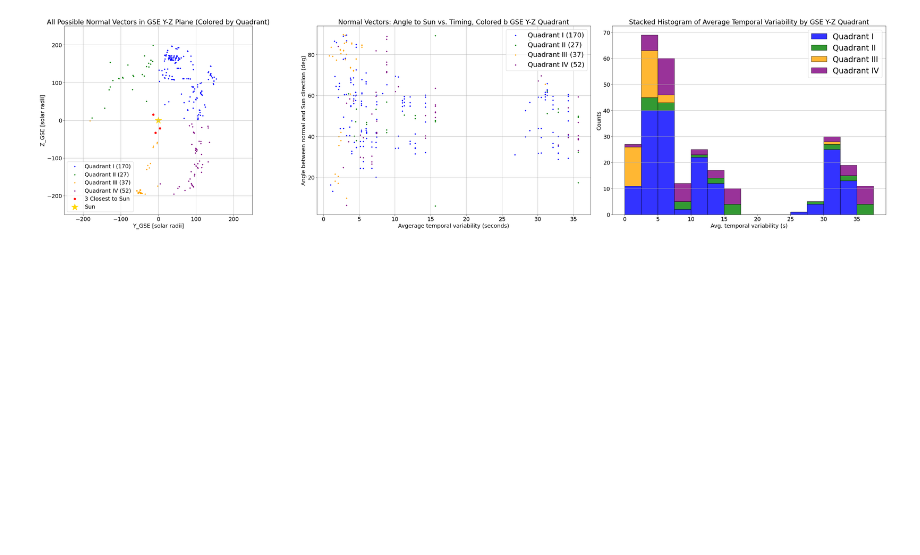
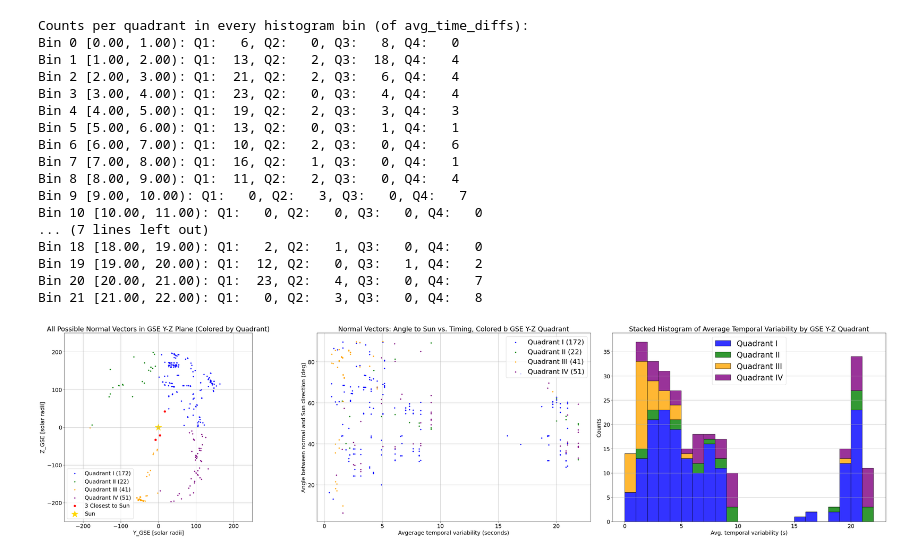
Before and after one commit to jujkirk/A-Time-of-Arrival-Technique-to-Estimate-the-Source-of-a-Solar-Radio-Burst, a Jupyter notebook: A Time-of-Arrival Technique to Estimate the Source of a Solar Radio Burst.ipynb, the cells around one changed output. Saved outputs shown, nothing was run; the diff lists cells and outputs as text; code cells hidden in the pictures; blank space fills up the shorter version.

```diff
--- a/A Time-of-Arrival Technique to Estimate the Source of a Solar Radio Burst.ipynb
+++ b/A Time-of-Arrival Technique to Estimate the Source of a Solar Radio Burst.ipynb
@@ -51,19 +51,19 @@ def parse_time(timestr):
 
 # ---- Station data ---- (Insert your own station data here with name, latitude, longitude, and elevation in meters)
 stations = [
-    ("MEXICO-LANCE", 19.47999954, -101.4100037, 2524, "16:55:21.52625"),
-    ("GLASGOW", 55.90000153, -4.300000191, 53, "16:55:23.61500"),
-    ("GREENLAND", 66.97000122, -50.95000076, 34, "16:55:25.71875"),
-    ("NORWAY-EGERSUND", 58.41999, 5.9699, 8, "16:55:26.81500"),
-    ("ALASKA_COHOE", 60.36999893, -151.3200073, 22, "16:55:28.01000"),
-    ("ALASKA-HAARP", 62.40000153, -145.1699982, 582, "16:55:28.43125"),
-    ("SWISS_LANDSCHLACHT", 47.63000107, 9.239999771, 406, "16:55:29.25750"),
-    ("SWISS-HEITERSWIL", 47.29999924, 9.130000114, 904, "16:55:29.93500"),
-    ("GERMANY-ESSEN", 51.39379883, 6.979000092, 121, "16:55:31.66625"),
-    ("BIR", 53.09, -7.92, 42, "16:55:32.58000"),
-    ("USA-BOSTON", 42.61, -71.48, 88, "16:55:34.78750"),
-    ("Peach Mountain", 42.40393165, -83.9243604, 315, "16:55:45"),
-    ("Marquette Senior HS", 46.55647077, -87.41439282, 222, "16:56:15"),
+    ("MEXICO-LANCE", 19.47999954, -101.4100037, 2524, "16:55:27.18750"),
+    ("GLASGOW", 55.90000153, -4.300000191, 53, "16:55:28.54625"),
+    ("GREENLAND", 66.97000122, -50.95000076, 34, "16:55:28.74875"),
+    ("NORWAY-EGERSUND", 58.41999, 5.9699, 8, "16:55:29.50250"),
+    ("ALASKA_COHOE", 60.36999893, -151.3200073, 22, "16:55:29.98750"),
+    ("ALASKA-HAARP", 62.40000153, -145.1699982, 582, "16:55:30.46750"),
+    ("SWISS_LANDSCHLACHT", 47.63000107, 9.239999771, 406, "16:55:30.97250"),
+    ("SWISS-HEITERSWIL", 47.29999924, 9.130000114, 904, "16:55:31.12650"),
+    ("GERMANY-ESSEN", 51.39379883, 6.979000092, 121, "16:55:31.91000"),
+    ("BIR", 53.09, -7.92, 42, "16:55:34.60250"),
+    ("USA-BOSTON@DLR", 53.36, 13.07, 64, "16:55:36.33125"),
+    ("Peach Mountain", 42.40393165, -83.9243604, 315, "16:55:41"),
+    ("Marquette Senior HS", 46.55647077, -87.41439282, 222, "16:56:00"),
 ]
 
 # Convert station coordinates
@@ -164,32 +164,68 @@ axs[0].grid(True)
 
 # --- Plot 2: Angle to Sun vs. avg time diff ---
 colors2 = ['black', 'blue', 'green', 'orange', 'purple']
 labels2 = ['', 'Quadrant I', 'Quadrant II', 'Quadrant III', 'Quadrant IV']
 for q in range(1, 5):
     idx = (quadrants == q)
     axs[1].scatter(avg_time_diffs[idx], angles_deg[idx], color=colors2[q], s=10, label=f"{labels2[q]} ({np.sum(idx)})")
 axs[1].set_xlabel("Avgerage temporal variability (seconds)")
 axs[1].set_ylabel("Angle between normal and Sun direction (deg)")
 axs[1].set_title("Normal Vectors: Angle to Sun vs. Timing, Colored b GSE Y-Z Quadrant")
 axs[1].legend(fontsize=22, loc='upper right')
 axs[1].grid(True)
 
 # --- Plot 3: Stacked histogram of avg time diff by quadrant ---
 colors3 = ['blue', 'green', 'orange', 'purple']
 labels3 = ['Quadrant I', 'Quadrant II', 'Quadrant III', 'Quadrant IV']
-bin_width = 2.5
+bin_width = 1
 bin_edges = np.arange(0, np.ceil(np.max(avg_time_diffs)/bin_width)*bin_width + bin_width, bin_width)
 data_by_quadrant = [avg_time_diffs[quadrants == (q+1)] for q in range(4)]
 axs[2].hist(data_by_quadrant, bins=bin_edges, color=colors3, alpha=0.8, edgecolor='black', label=labels3, stacked=True)
 axs[2].set_xlabel("Avg. temporal variability (s)")
 axs[2].set_ylabel("Counts")
 axs[2].set_title("Stacked Histogram of Average Temporal Variability by GSE Y-Z Quadrant")
 axs[2].legend(fontsize=25)
 axs[2].grid(axis='y')
 
+# --- Print counts per bin for each quadrant ---
+print("Counts per quadrant in every histogram bin (of avg_time_diffs):")
+bin_indices = np.digitize(avg_time_diffs, bin_edges) - 1   # digitize assigns bin numbers
+
+# number of bins is len(bin_edges)-1
+for i in range(len(bin_edges)-1):
+    bin_min, bin_max = bin_edges[i], bin_edges[i+1]
+    counts_per_quadrant = []
+    for q in range(1, 5):
+        # points in bin i and in quadrant q
+        in_bin_and_quadrant = (bin_indices == i) & (quadrants == q)
+        count = np.sum(in_bin_and_quadrant)
+        counts_per_quadrant.append(count)
+    print(f"Bin {i} [{bin_min:.2f}, {bin_max:.2f}): "
+          f"Q1: {counts_per_quadrant[0]:3d}, "
+          f"Q2: {counts_per_quadrant[1]:3d}, "
+          f"Q3: {counts_per_quadrant[2]:3d}, "
+          f"Q4: {counts_per_quadrant[3]:3d}")
+
 plt.tight_layout()
 plt.show()
 
 spice.kclear()
 # %% [output]
+Counts per quadrant in every histogram bin (of avg_time_diffs):
+Bin 0 [0.00, 1.00): Q1:   6, Q2:   0, Q3:   8, Q4:   0
+Bin 1 [1.00, 2.00): Q1:  13, Q2:   2, Q3:  18, Q4:   4
+Bin 2 [2.00, 3.00): Q1:  21, Q2:   2, Q3:   6, Q4:   4
+Bin 3 [3.00, 4.00): Q1:  23, Q2:   0, Q3:   4, Q4:   4
+Bin 4 [4.00, 5.00): Q1:  19, Q2:   2, Q3:   3, Q4:   3
+Bin 5 [5.00, 6.00): Q1:  13, Q2:   0, Q3:   1, Q4:   1
+Bin 6 [6.00, 7.00): Q1:  10, Q2:   2, Q3:   0, Q4:   6
+Bin 7 [7.00, 8.00): Q1:  16, Q2:   1, Q3:   0, Q4:   1
+Bin 8 [8.00, 9.00): Q1:  11, Q2:   2, Q3:   0, Q4:   4
+Bin 9 [9.00, 10.00): Q1:   0, Q2:   3, Q3:   0, Q4:   7
+Bin 10 [10.00, 11.00): Q1:   0, Q2:   0, Q3:   0, Q4:   0
+... (7 lines left out)
+Bin 18 [18.00, 19.00): Q1:   2, Q2:   1, Q3:   0, Q4:   0
+Bin 19 [19.00, 20.00): Q1:  12, Q2:   0, Q3:   1, Q4:   2
+Bin 20 [20.00, 21.00): Q1:  23, Q2:   4, Q3:   0, Q4:   7
+Bin 21 [21.00, 22.00): Q1:   0, Q2:   3, Q3:   0, Q4:   8
-[figure, old version]
+[figure, new version]
```
